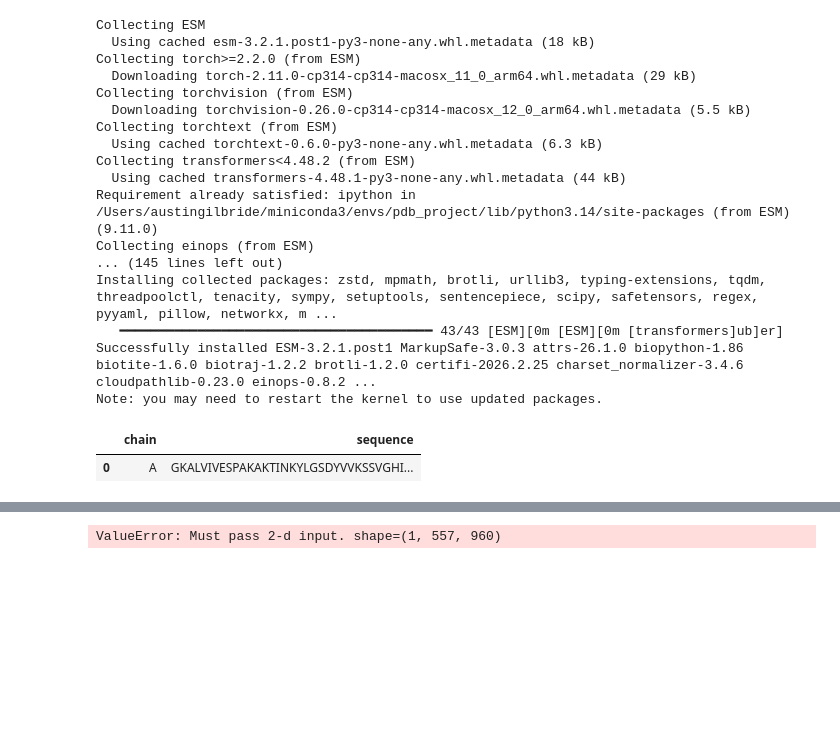
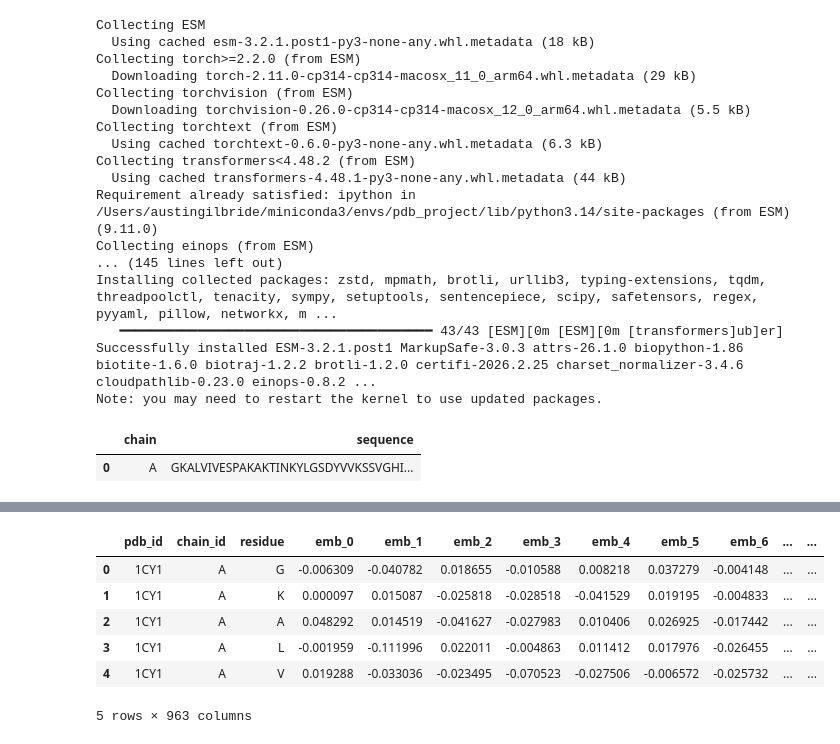
Before and after one commit to davidguilfarras09/Predicting_Binding_Sites, a Jupyter notebook: data/processed/ESM_format.ipynb, the cells around one changed output, grey strips where cells are left out. Cells and saved outputs as stored; diff of their text form; code cells hidden in the pictures; blank space fills up the shorter version.

```diff
--- a/data/processed/ESM_format.ipynb
+++ b/data/processed/ESM_format.ipynb
@@ -181,5 +168,13 @@ class ESM_df:
 # %%
-embeddings = ESM_df(pdb_parsed)
-df_with_embeddings = embeddings.get_embeddings(pdb_parsed)
+embeddings = ESM_df(pdb_parsed, "1CY1")
+df_with_embeddings = embeddings.get_embeddings()
+
+df_with_embeddings.head()
 # %% [output]
+|  | pdb_id | chain_id | residue | emb_0 | emb_1 | emb_2 | emb_3 | emb_4 | emb_5 | emb_6 | ... | ... |
+| 0 | 1CY1 | A | G | -0.006309 | -0.040782 | 0.018655 | -0.010588 | 0.008218 | 0.037279 | -0.004148 | ... | ... |
+| 1 | 1CY1 | A | K | 0.000097 | 0.015087 | -0.025818 | -0.028518 | -0.041529 | 0.019195 | -0.004833 | ... | ... |
+| 2 | 1CY1 | A | A | 0.048292 | 0.014519 | -0.041627 | -0.027983 | 0.010406 | 0.026925 | -0.017442 | ... | ... |
+| 3 | 1CY1 | A | L | -0.001959 | -0.111996 | 0.022011 | -0.004863 | 0.011412 | 0.017976 | -0.026455 | ... | ... |
+| 4 | 1CY1 | A | V | 0.019288 | -0.033036 | -0.023495 | -0.070523 | -0.027506 | -0.006572 | -0.025732 | ... | ... |
-ValueError: Must pass 2-d input. shape=(1, 557, 960)
+5 rows × 963 columns
```
Also changed, not shown: parts of 3 cells of this notebook.
